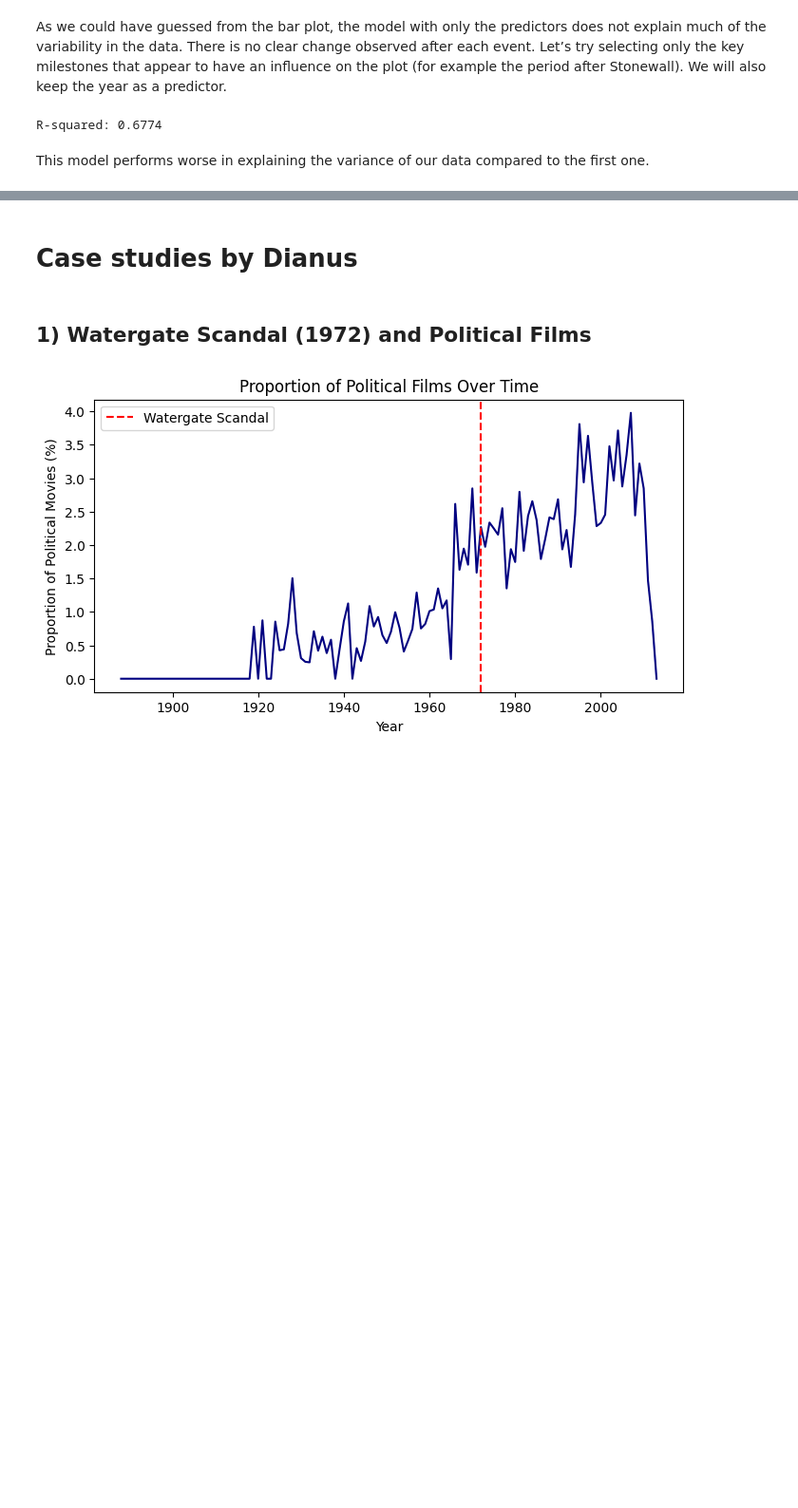
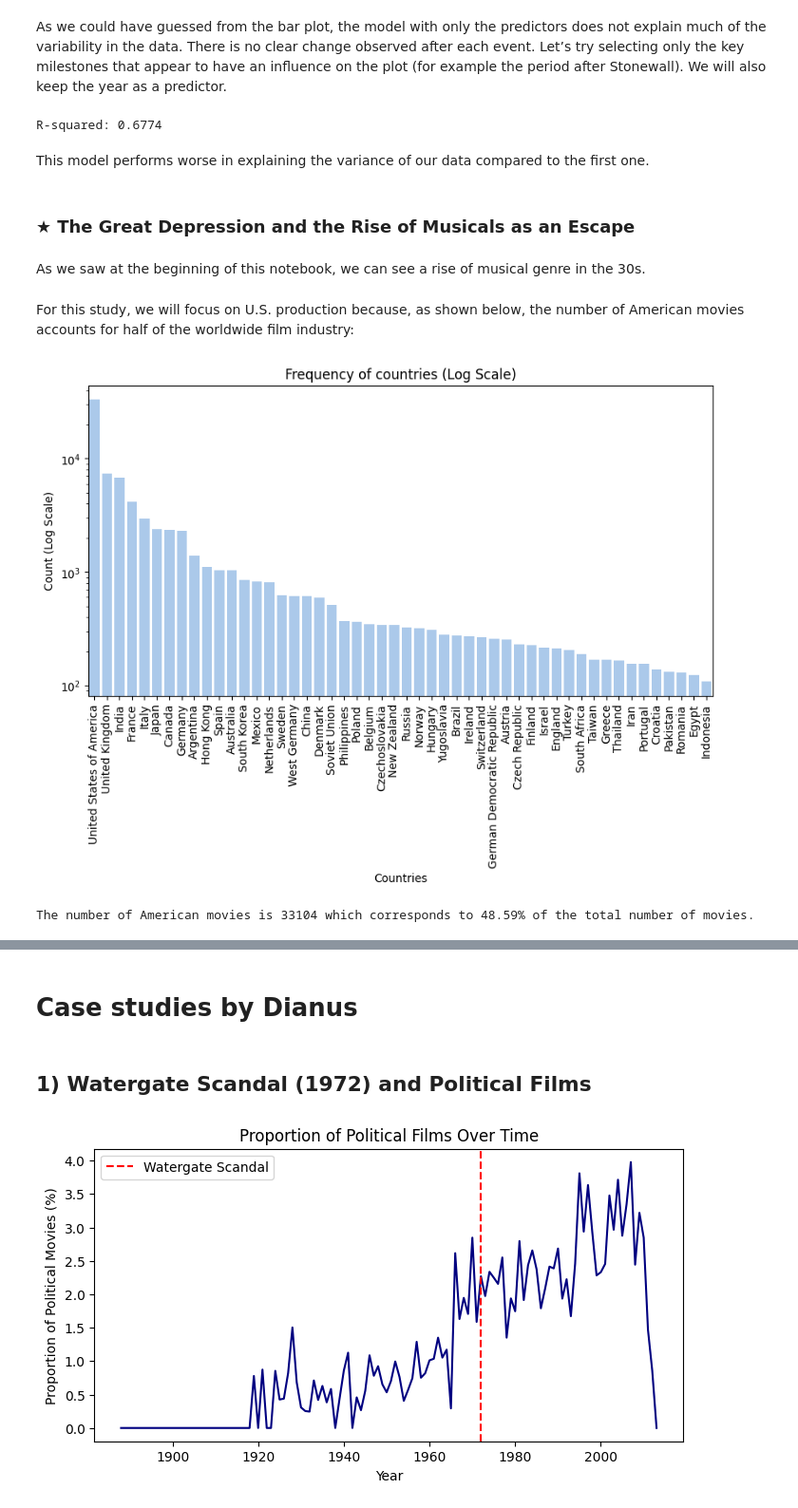
Before and after one commit to epfl-ada/ada-2024-project-nostringsadached, a Jupyter notebook: new_results2.ipynb, the cells around one changed output, grey strips where cells are left out. Shown at 95% size. Drawn from its saved outputs; the diff is of its cells as text; code cells hidden in the pictures; blank space fills up the shorter version.

Commit message:
ajout de l'étude musical laurine

```diff
--- a/new_results2.ipynb
+++ b/new_results2.ipynb
@@ -743,3 +747,32 @@ print(f"R-squared: {r2:.4f}")
 R-squared: 0.6774
 # %% [markdown]
 This model performs worse in explaining the variance of our data compared to the first one.
+# %% [markdown]
+###  ★ **The Great Depression and the Rise of Musicals as an Escape**
+# %% [markdown]
+As we saw at the beginning of this notebook, we can see a rise of musical genre in the 30s.
+# %% [markdown]
+For this study, we will focus on U.S. production because, as shown below, the number of American movies accounts for half of the worldwide film industry:
+# %%
+top_n = 50
+
+countries_counts = preprocessed_movies['Countries'].str.split(', ').explode().value_counts()
+top_countries = countries_counts.head(top_n)
+top_countries_df = top_countries.reset_index()
+top_countries_df.columns = ['Countries', 'Count']
+
+#Using a logarithmic scale
+plt.figure(figsize=(10,5))
+sns.barplot(x='Countries', y='Count', data=top_countries_df)
+plt.xticks(rotation=90)
+plt.yscale('log')
+plt.title('Frequency of countries (Log Scale)')
+plt.ylabel('Count (Log Scale)')
+plt.show()
+
+# show the percentage of english language movies compared to the total number of movies
+american_movies = preprocessed_movies['Countries'].str.contains('United States of America').sum()
+print(f"The number of American movies is {american_movies} which corresponds to {american_movies/len(preprocessed_movies)*100:.2f}% of the total number of movies.")
+# %% [output]
+[figure, added]
+The number of American movies is 33104 which corresponds to 48.59% of the total number of movies.
```
Also changed, not shown: parts of 10 cells of this notebook, 1 other file.
